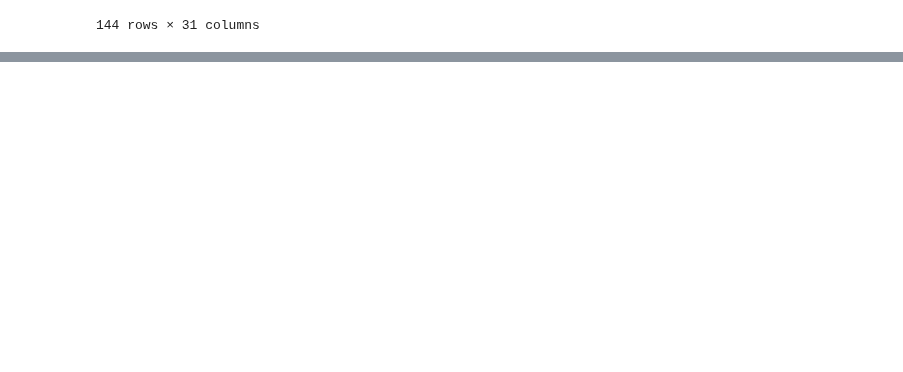
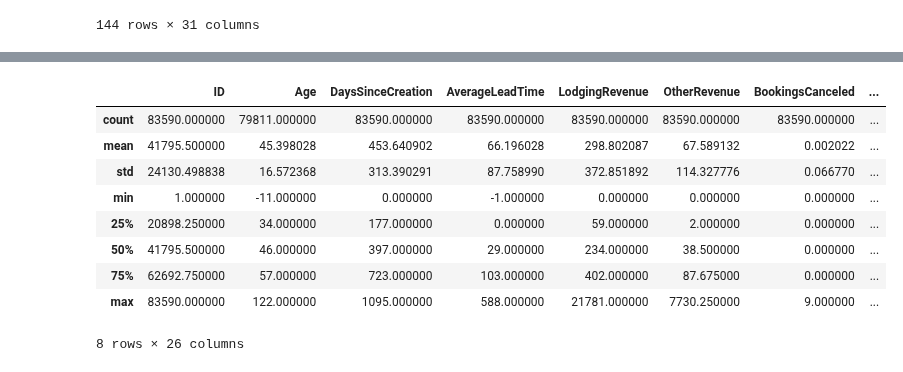
Before and after one commit to iremirezdeganuza72/Cohort_Analysis, a Jupyter notebook: Cohort analysis and segmentation.ipynb, the cells around one changed output, grey strips where cells are left out. Drawn from its saved outputs; the diff is of its cells as text; code cells hidden in the pictures; blank space fills up the shorter version.

```diff
--- a/Cohort analysis and segmentation.ipynb
+++ b/Cohort analysis and segmentation.ipynb
@@ -118,0 +177,13 @@ df.shape
+# %%
+df.describe()
+# %% [output]
+|  | ID | Age | DaysSinceCreation | AverageLeadTime | LodgingRevenue | OtherRevenue | BookingsCanceled | ... |
+| count | 83590.000000 | 79811.000000 | 83590.000000 | 83590.000000 | 83590.000000 | 83590.000000 | 83590.000000 | ... |
+| mean | 41795.500000 | 45.398028 | 453.640902 | 66.196028 | 298.802087 | 67.589132 | 0.002022 | ... |
+| std | 24130.498838 | 16.572368 | 313.390291 | 87.758990 | 372.851892 | 114.327776 | 0.066770 | ... |
+| min | 1.000000 | -11.000000 | 0.000000 | -1.000000 | 0.000000 | 0.000000 | 0.000000 | ... |
+| 25% | 20898.250000 | 34.000000 | 177.000000 | 0.000000 | 59.000000 | 2.000000 | 0.000000 | ... |
+| 50% | 41795.500000 | 46.000000 | 397.000000 | 29.000000 | 234.000000 | 38.500000 | 0.000000 | ... |
+| 75% | 62692.750000 | 57.000000 | 723.000000 | 103.000000 | 402.000000 | 87.675000 | 0.000000 | ... |
+| max | 83590.000000 | 122.000000 | 1095.000000 | 588.000000 | 21781.000000 | 7730.250000 | 9.000000 | ... |
+8 rows × 26 columns
```
Also changed, not shown: parts of 19 cells of this notebook.
